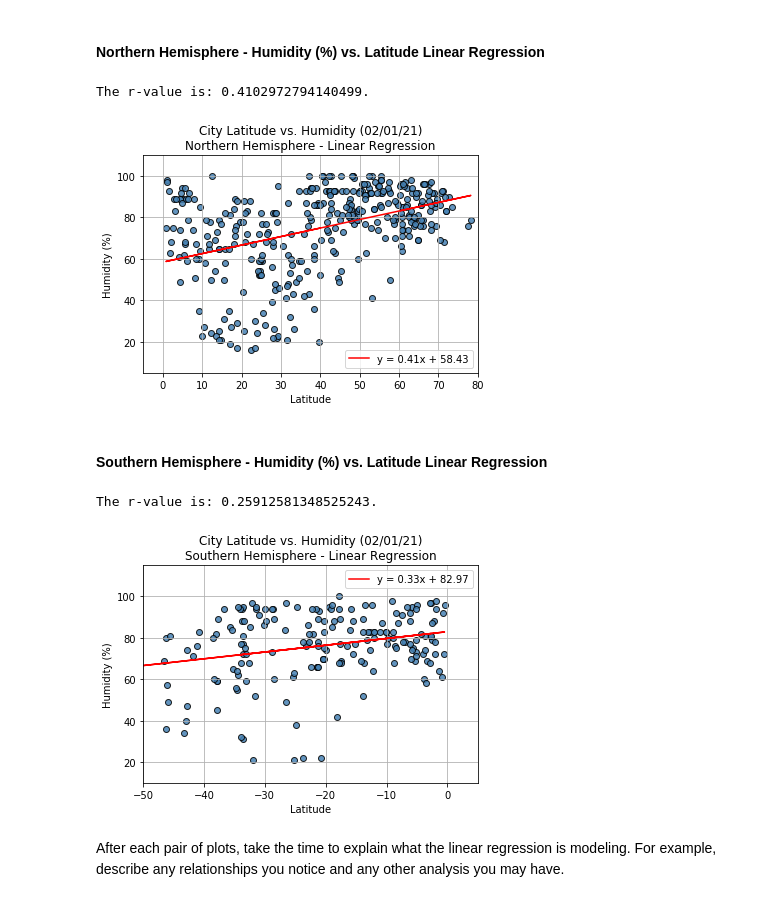
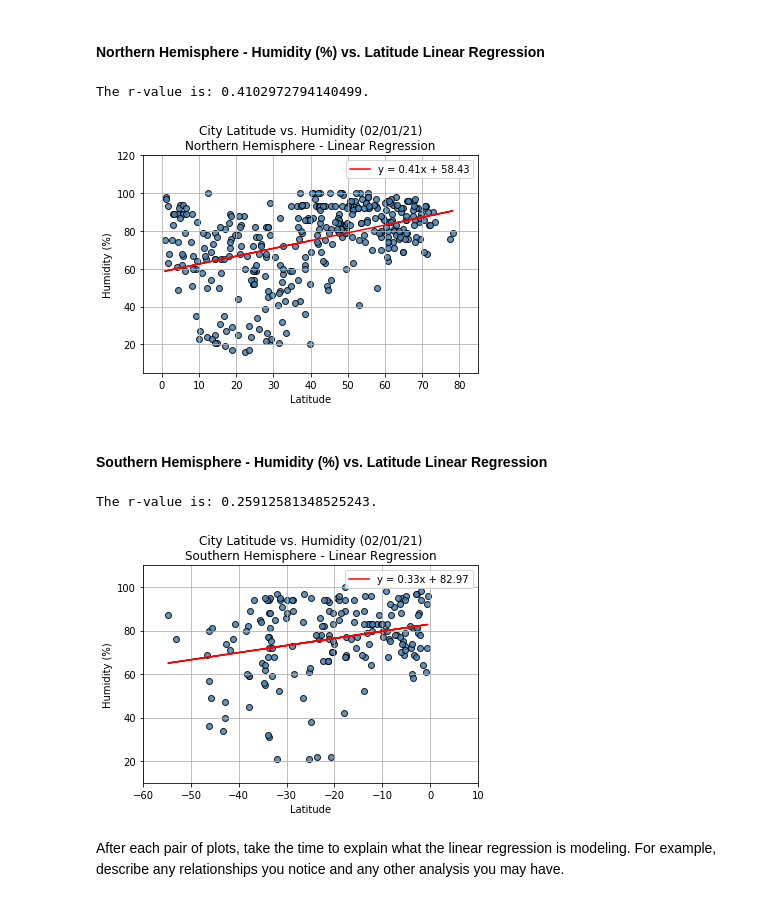
Before and after one commit to vandrade88/python-api-challenge, a Jupyter notebook: WeatherPy/WeatherPy.ipynb, the cells around one changed output. Drawn from its saved outputs; the diff is of its cells as text; code cells hidden in the pictures.

```diff
--- a/WeatherPy/WeatherPy.ipynb
+++ b/WeatherPy/WeatherPy.ipynb
@@ -385,26 +385,26 @@ After each pair of plots, take the time to explain what the linear regression is
 # %%
 x_values = northern_hemisphere['Lat']
 y_values = northern_hemisphere['Humidity']
 
 (slope, intercept, rvalue, pvalue, stderr) = linregress(x_values, y_values)
 regress_values = x_values * slope + intercept
 line_eq = "y = " + str(round(slope,2)) + "x + " + str(round(intercept,2))
 
 print(f"The r-value is: {rvalue}.")
 
 plt.scatter(x_values, y_values, marker="o", facecolors="steelblue", edgecolors="black", alpha = 0.85)
 plt.plot(x_values,regress_values,"r-", label = line_eq)
 plt.title('City Latitude vs. Humidity (02/01/21)\nNorthern Hemisphere - Linear Regression')
 plt.xlabel('Latitude')
 plt.ylabel('Humidity (%)')
 plt.grid(b=True, which='major', axis='both')
-plt.ylim(5,110)
-plt.xlim(-5,80)
+plt.ylim(5,120)
+plt.xlim(-5,85)
 plt.legend(loc="best")
 plt.show()
 # %% [output]
 The r-value is: 0.4102972794140499.
-[figure, old version]
+[figure, new version]
 # %% [markdown]
 ####  Southern Hemisphere - Humidity (%) vs. Latitude Linear Regression
 # %%
@@ -423,13 +423,13 @@ plt.title('City Latitude vs. Humidity (02/01/21)\nSouthern Hemisphere - Linear R
 plt.xlabel('Latitude')
 plt.ylabel('Humidity (%)')
 plt.grid(b=True, which='major', axis='both')
-plt.ylim(10,115)
-plt.xlim(-50,5)
+plt.ylim(10,110)
+plt.xlim(-60,10)
 plt.legend(loc="best")
 plt.show()
 # %% [output]
 The r-value is: 0.25912581348525243.
-[figure, old version]
+[figure, new version]
 # %% [markdown]
 After each pair of plots, take the time to explain what the linear regression is modeling. For example, describe any relationships you notice and any other analysis you may have.
 # %% [markdown]
```
Also changed, not shown: parts of 9 cells of this notebook.
